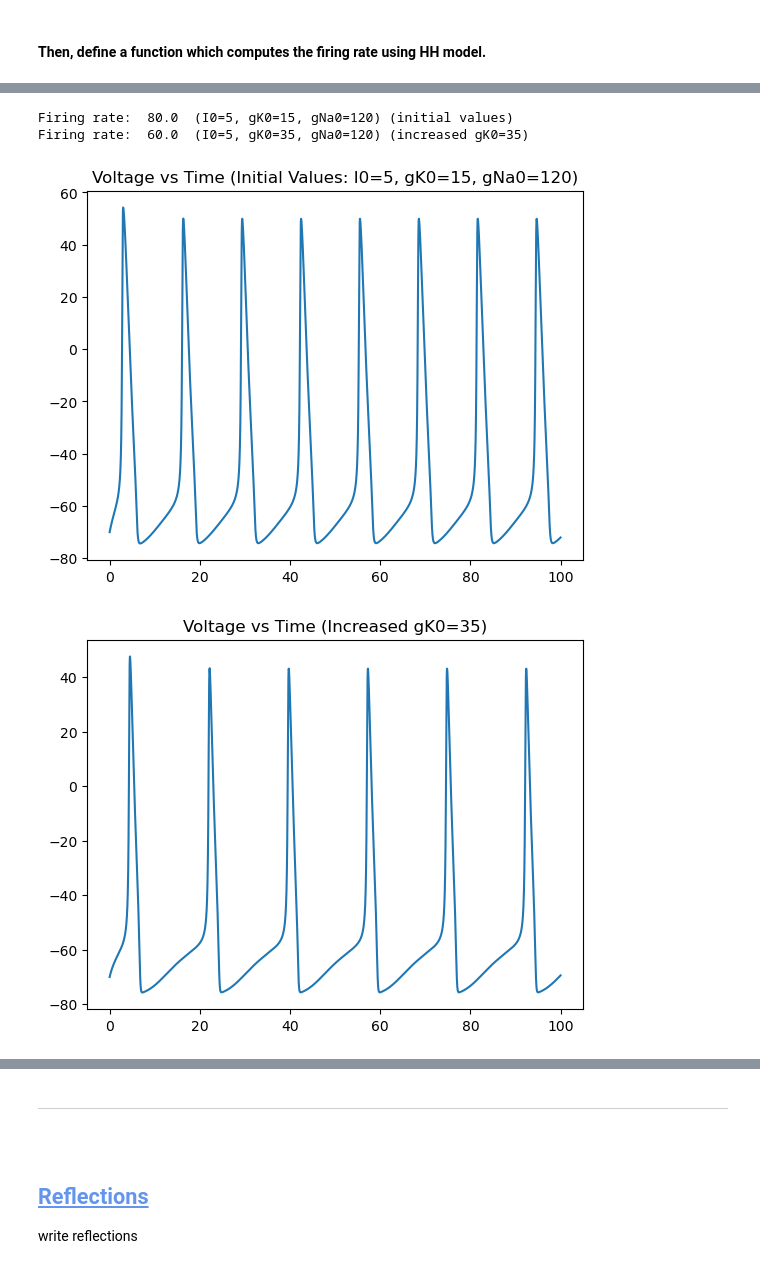
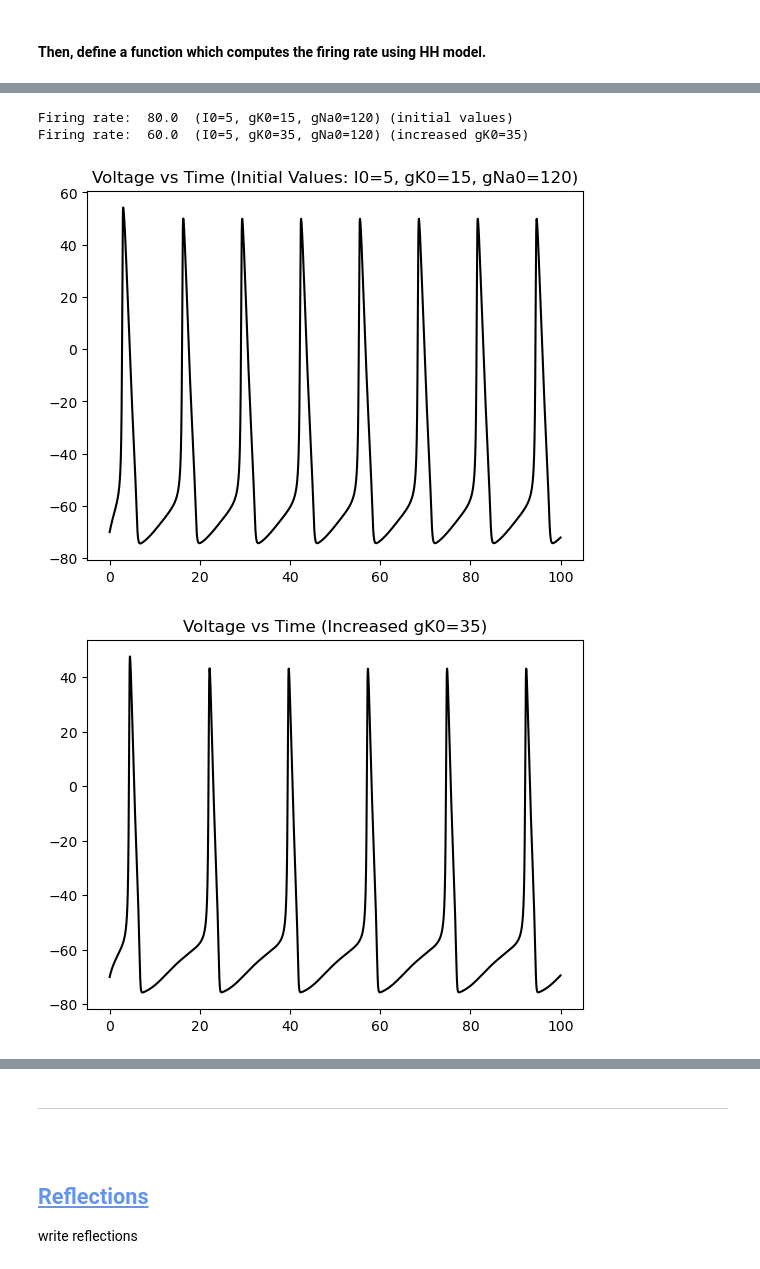
Before and after one commit to brittahn/CASMA665, a Jupyter notebook: Homeworks/AhnB_HW2-HH_CASMA665_F2024.ipynb, the cells around one changed output, grey strips where cells are left out. Cells and saved outputs as stored; diff of their text form; code cells hidden in the pictures.

```diff
--- a/Homeworks/AhnB_HW2-HH_CASMA665_F2024.ipynb
+++ b/Homeworks/AhnB_HW2-HH_CASMA665_F2024.ipynb
@@ -409,25 +417,25 @@ ___
 # %%
 # Call HH_firingrate(I0,T0,gK0_i,gNa0_i) function
 # Increase gK0 from 15 to 35.
 
 frate_gK0_35,t_gK0_35,V_gK0_35 = HH_firingrate(5,100,35,120)
 
 print("Firing rate: ", frate_i, " (I0=5, gK0=15, gNa0=120) (initial values)")
 print("Firing rate: ", frate_gK0_35, " (I0=5, gK0=35, gNa0=120) (increased gK0=35) \n")
 
 plt.figure()
 plt.title("Voltage vs Time (Initial Values: I0=5, gK0=15, gNa0=120)")
-plt.plot(t_i,V_i)
+plt.plot(t_i,V_i, 'black')
 plt.show()
 
 # Plot voltage vs time for increased gK0=35
 plt.figure()
 plt.title("Voltage vs Time (Increased gK0=35)")
-plt.plot(t_gK0_35,V_gK0_35)
+plt.plot(t_gK0_35,V_gK0_35, 'black')
 plt.show()
 # %% [output]
 Firing rate:  80.0  (I0=5, gK0=15, gNa0=120) (initial values)
 Firing rate:  60.0  (I0=5, gK0=35, gNa0=120) (increased gK0=35)
-[figure, old version]
+[figure, new version]
-[figure, old version]
+[figure, new version]
 # %% [markdown]
```
Also changed, not shown: parts of 14 cells of this notebook.
